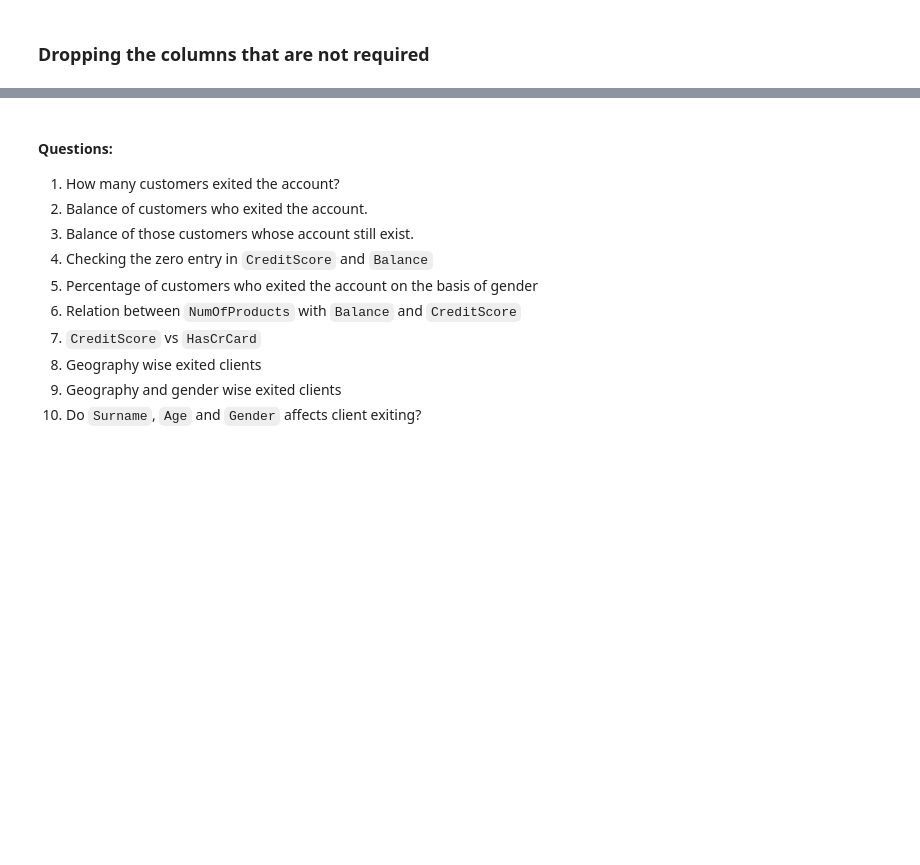
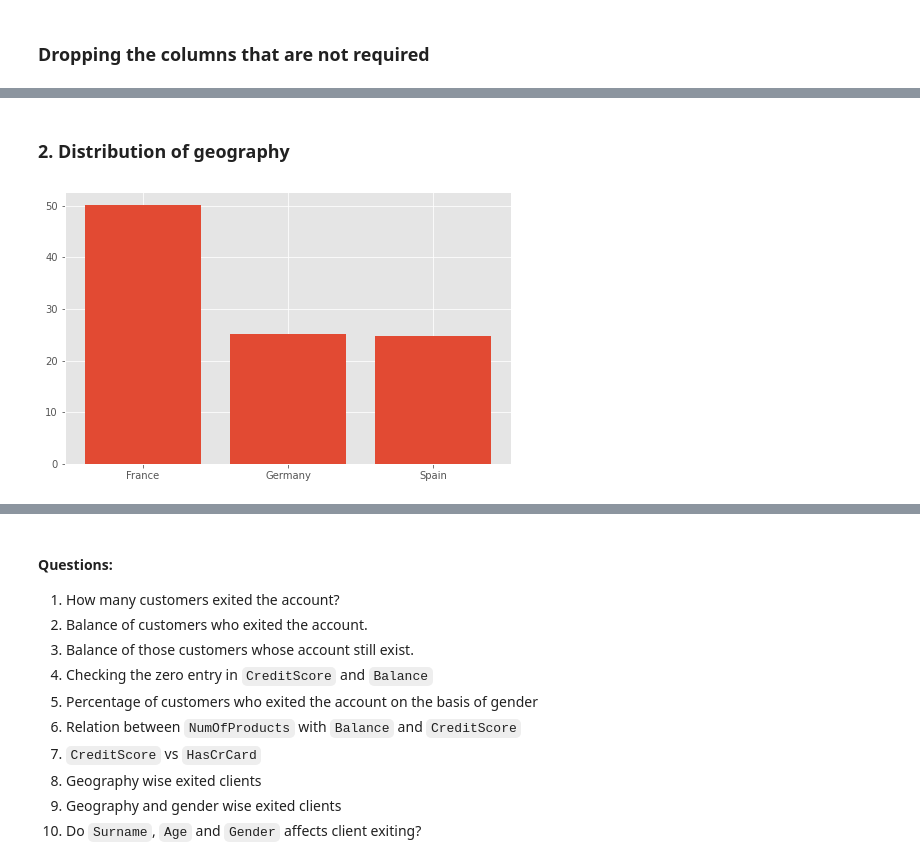
Before and after one commit to sank3t/Bank-Customer-Churn, a Jupyter notebook: Bank-Customer-Churn.ipynb, the cells around one changed output, grey strips where cells are left out. Drawn from its saved outputs; the diff is of its cells as text; code cells hidden in the pictures; blank space fills up the shorter version.

```diff
--- a/Bank-Customer-Churn.ipynb
+++ b/Bank-Customer-Churn.ipynb
@@ -79,0 +95,11 @@ df = df.drop(columns=['RowNumber', 'CustomerId'])
+# %% [markdown]
+### 2. Distribution of geography
+# %%
+geography_df = bank_customer_df['Geography'].value_counts(normalize=True)
+
+plt.figure(figsize=(8, 5))
+plt.bar(geography_df.index, geography_df.values*100)
+
+plt.show()
+# %% [output]
+[figure, added]
```
Also changed, not shown: parts of 26 cells of this notebook.
